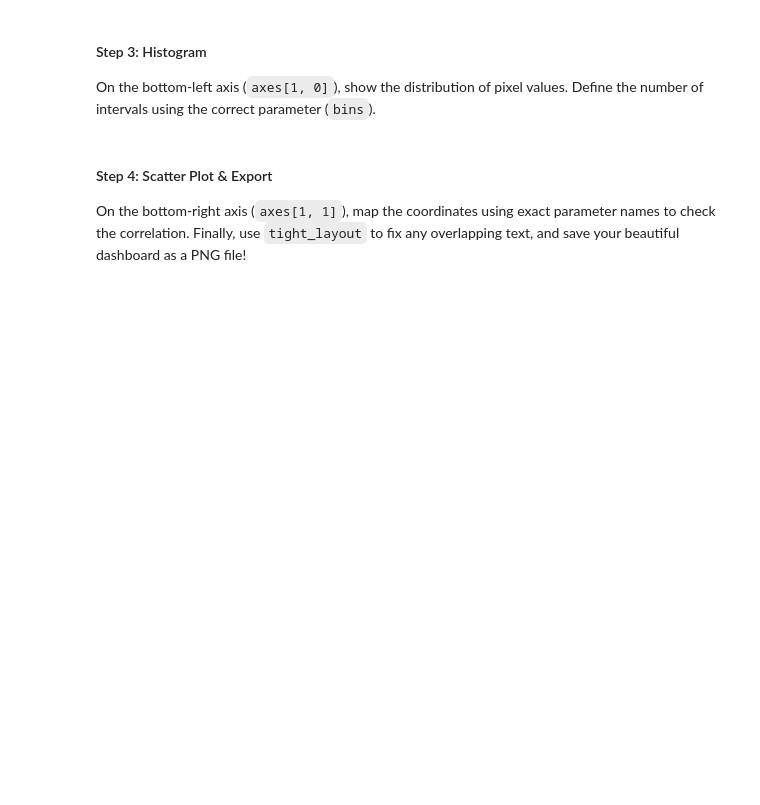
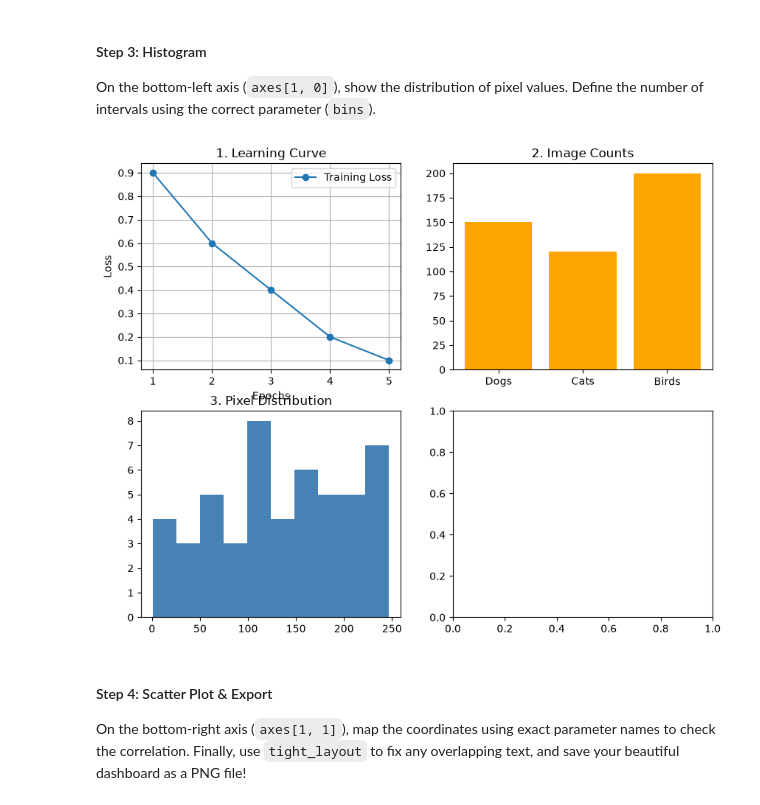
Before and after one commit to KiarashNorouzi/TechStack-AI-2026, a Jupyter notebook: Week1/Tasks/Task2.ipynb, the cells around one changed output. Drawn from its saved outputs; the diff is of its cells as text; code cells hidden in the pictures; blank space fills up the shorter version.

```diff
--- a/Week1/Tasks/Task2.ipynb
+++ b/Week1/Tasks/Task2.ipynb
@@ -235,12 +315,14 @@ On the bottom-left axis (`axes[1, 0]`), show the distribution of pixel values. D
 # %%
 # 3. HISTOGRAM (Bottom-Left)
 pixel_values = np.random.randint(0, 255, 50)
 
-axes[1, 0].hist(pixel_values, ___=10, color='steelblue')
+axes[1, 0].hist(pixel_values, bins=10, color='steelblue')
 axes[1, 0].set_title("3. Pixel Distribution")
 
 # Update and display the dashboard
 fig
+# %% [output]
+[figure, added]
 # %% [markdown]
 #### Step 4: Scatter Plot & Export
 On the bottom-right axis (`axes[1, 1]`), map the coordinates using exact parameter names to check the correlation.
```
Also changed, not shown: parts of 14 cells of this notebook, 4 other files.
